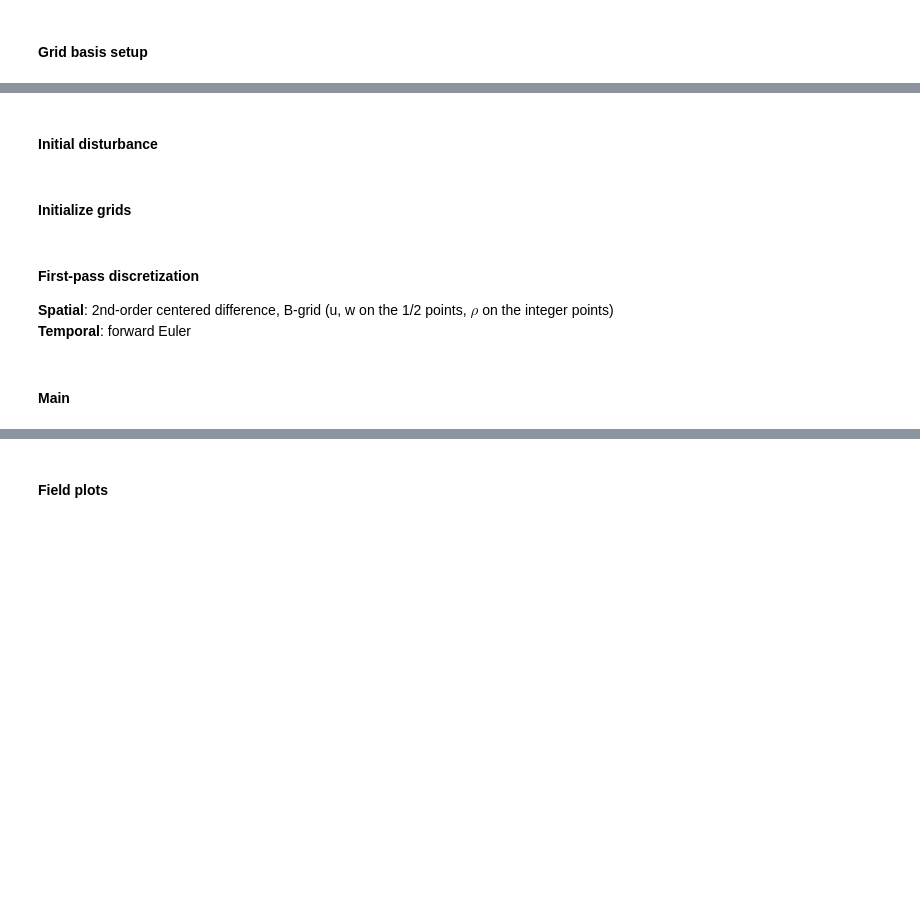
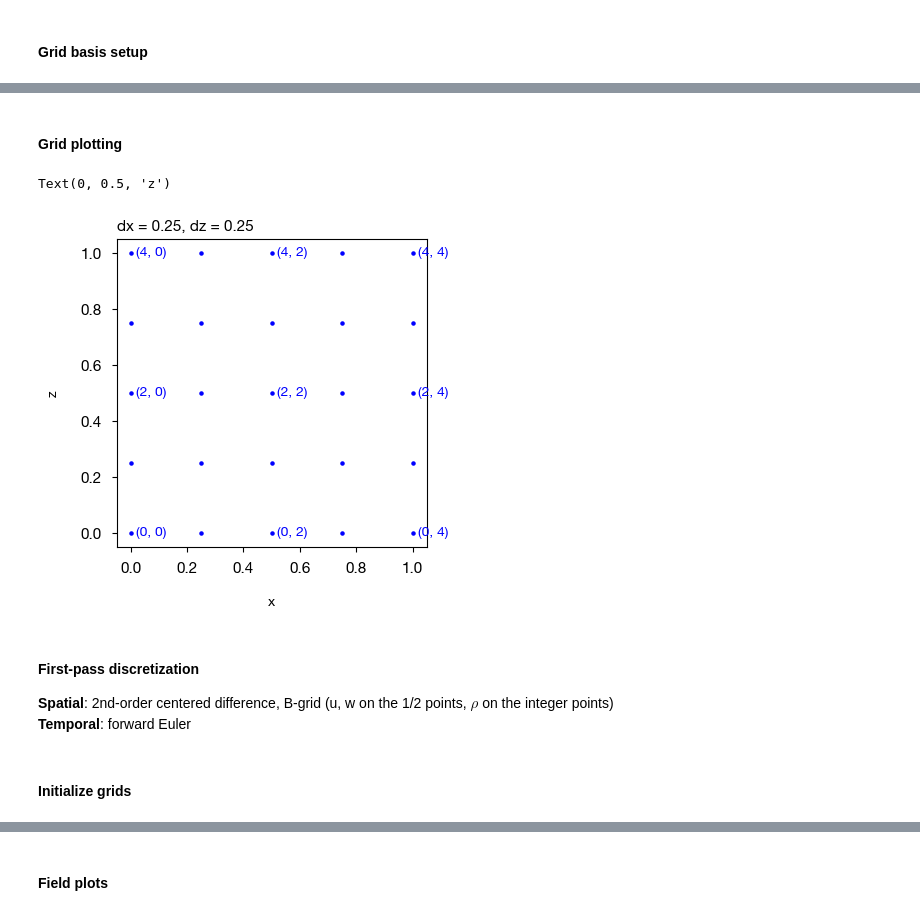
Before and after one commit to mr-gabrielrios/aos_575, a Jupyter notebook: project/notebook.ipynb, the cells around one changed output, grey strips where cells are left out. Cells and saved outputs as stored; diff of their text form; code cells hidden in the pictures; blank space fills up the shorter version.

```diff
--- a/project/notebook.ipynb
+++ b/project/notebook.ipynb
@@ -22,24 +23,14 @@ plt.style.use('./assets/custom.mplstyle')
 # Define grid point parameters
 x_min, x_max = [0, 1]
 z_min, z_max = [0, 1]
-dx, dz = 0.1, 0.1
+dx, dz = 0.25, 0.25
 # Define base grid basis "vectors" (bv) to outline grid formation (step size added to maximum bound to include it)
 bv_base_x = np.arange(x_min, x_max+dx, dx)
 bv_base_z = np.arange(z_min, z_max+dz, dz)
 # Build base grid meshgrid
 base_x, base_z = np.meshgrid(bv_base_x, bv_base_z)
 
-# Build staggered grid (1/2 points)
-bv_stag_x = np.arange(x_min-dx/2, x_max+dx, dx)
-bv_stag_z = np.arange(z_min-dz/2, z_max+dz, dz)
-# Build staggered grid meshgrid
-stag_x, stag_z = np.meshgrid(bv_stag_x, bv_stag_z)
-
 # CFL number
 cfl = 0.5
 # Timestep (assume c = 1)
 dt = cfl*dx
-# Number of timesteps
-n_steps = 5
-# Time domain
-times = np.arange(0, dt*n_steps, dt)
@@ -53,2 +36,0 @@ u_0, w_0 = 0, 0
-# %% [markdown]
-#### Initial disturbance
@@ -59,2 +36,0 @@ rho_init[0, ((center_x-2)+1):(center_x+2)] = rho_0-0.1
-# %% [markdown]
-#### Initialize grids
@@ -76,3 +37,33 @@ w = {'name': '$w$',
+# %% [markdown]
+#### Grid plotting
+# %%
+fig, ax = plt.subplots(figsize=(4, 4))
+im_base = ax.scatter(base_x, base_z, s=5)
+
+point_labels = True
+
+# Annotate grid points for troubleshooting
+if point_labels == True:
+    # Choose type of annotation for point labels [index = (i, j) space, absolute = (x, y) space]
+    point_label_type = 'index' # choose 'index' or 'absolute'
+    point_label_skip = 2 # print grid point label every N points
+    for j, z in enumerate(base_z):
+        for i, x in enumerate(base_x):
+            point_label = '({0}, {1})'.format(j, i) if point_label_type == 'index' else '({0:.1f}, {1:.1f})'.format(x[i], z[j])
+            if j % point_label_skip == 0 and i % point_label_skip == 0:
+                ax.annotate(point_label, (x[i], z[j]), xytext=(x[i] + 0.02, z[j] - 0.01), fontsize=10, c='b')
+
+# Axis properties
+# ax.set_xlim([base_x.min(), base_x.max()])
+# ax.set_ylim([base_z.min(), base_z.max()])
+# Axis title
+ax_title_str = 'dx = {0}, dz = {1}'.format(dx, dz)
+ax.set_title(label=ax_title_str)
+ax.set_xlabel('x')
+ax.set_ylabel('z')
+# %% [output]
+Text(0, 0.5, 'z')
+[figure, new version]
 # %% [markdown]
 #### First-pass discretization
 __Spatial__: 2nd-order centered difference, B-grid (u, w on the 1/2 points, $\rho$ on the integer points) \
@@ -129,4 +188,4 @@ def disc(base, stag, refs, dx, dz, dt):
 
     return rho_n, p_n, u_n, w_n
-# %% [markdown]
-#### Main
+# %% [markdown]
+#### Initialize grids
```
Also changed, not shown: parts of 14 cells of this notebook.
